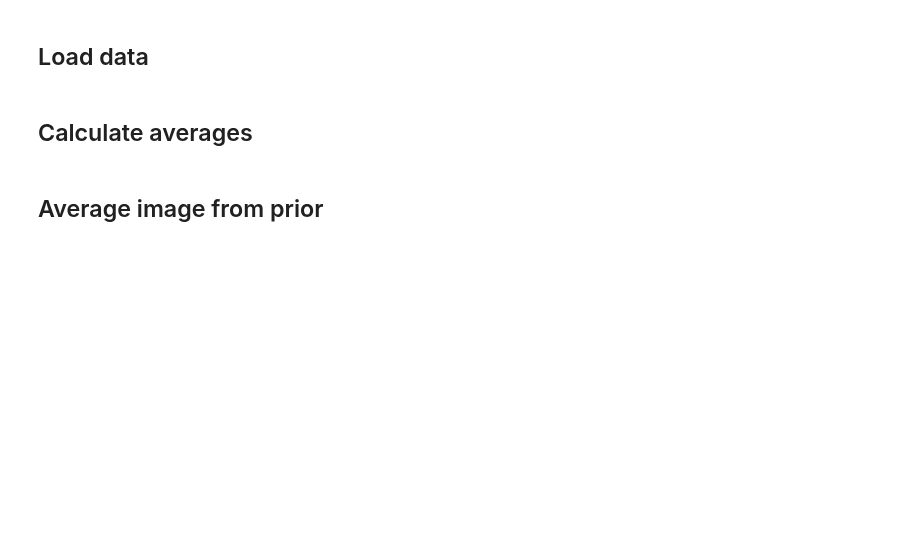
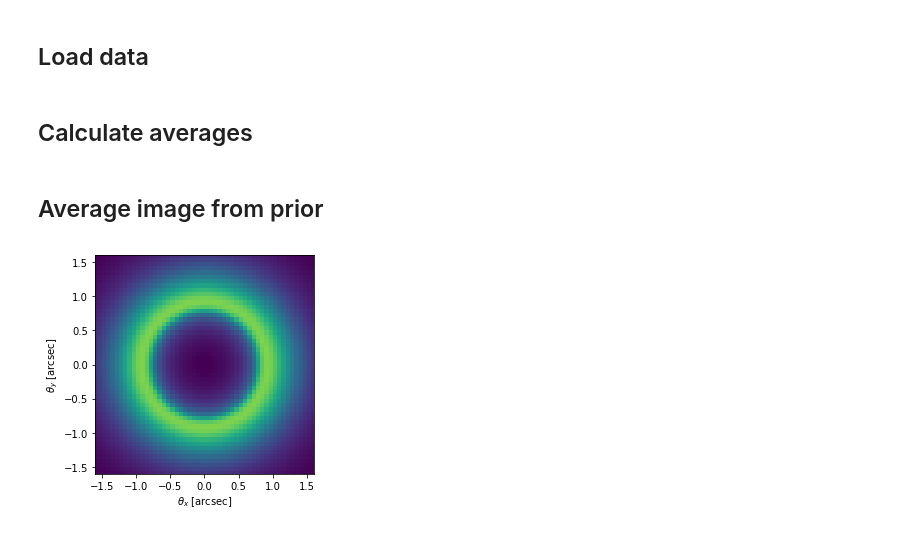
Before and after one commit to smsharma/mining-for-substructure-lens, a Jupyter notebook: notebooks/02_plot_average_images.ipynb, the cells around one changed output. Cells and saved outputs as stored; diff of their text form; code cells hidden in the pictures; blank space fills up the shorter version.

Commit message:
More plots

```diff
--- a/notebooks/02_plot_average_images.ipynb
+++ b/notebooks/02_plot_average_images.ipynb
@@ -21,6 +25,6 @@ logging.basicConfig(
 # %%
 theta = np.load("../data/samples/theta_train.npy")
-#x = np.load("../data/samples/x_train.npy", mmap_mode="c")
+x = np.load("../data/samples/x_train.npy", mmap_mode="c")
 y = np.load("../data/samples/y_train.npy")
 t_xz = np.load("../data/samples/t_xz_train.npy")
 r_xz = np.load("../data/samples/r_xz_train.npy")
@@ -48,22 +61,25 @@ beta_descr = [r"$\beta < -2.2$", r"$-2.2 < \beta < -1.6$", r"$-1.6 < \beta$"]
 # %%
 plt.figure(figsize=(4,4))
 
 plt.imshow(
     np.log10(avg_x_prior),
-    vmax=3.5,
-    cmap='gist_gray',
+    vmin=2.25,
+    vmax=3.05,
+    cmap='viridis',
     extent=(-2.,2.,-2.,2.),
     origin="lower"
 )
 
-plt.xlim(-2.,2.)
-plt.ylim(-2.,2.)
+plt.xlim(-1.6,1.6)
+plt.ylim(-1.6,1.6)
 
 plt.xlabel(r"$\theta_x$ [arcsec]")
 plt.ylabel(r"$\theta_y$ [arcsec]")
 
 plt.tight_layout()
 plt.savefig("../figures/average_image_prior.pdf")
+# %% [output]
+[figure, added]
 # %%
 plt.figure(figsize=(12,12))
 
```
Also changed, not shown: parts of 8 cells of this notebook, 7 other files.
